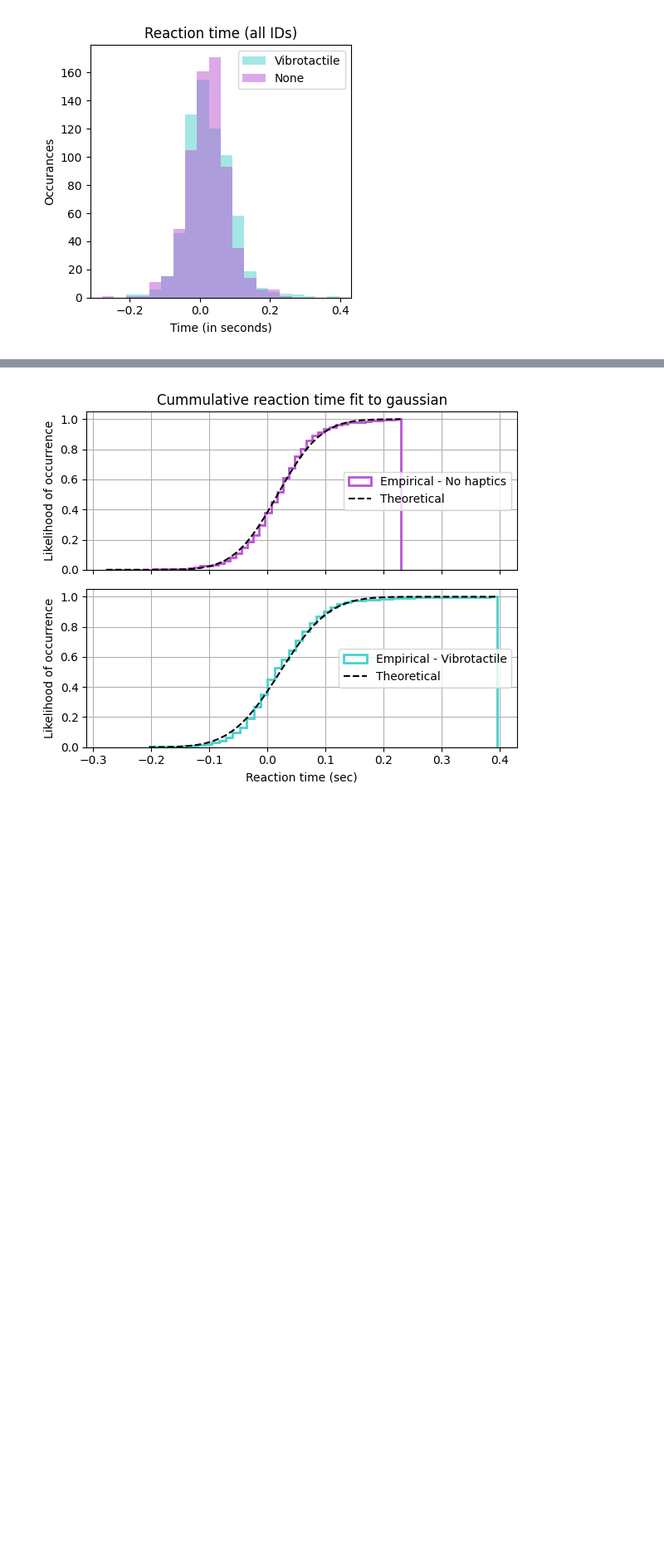
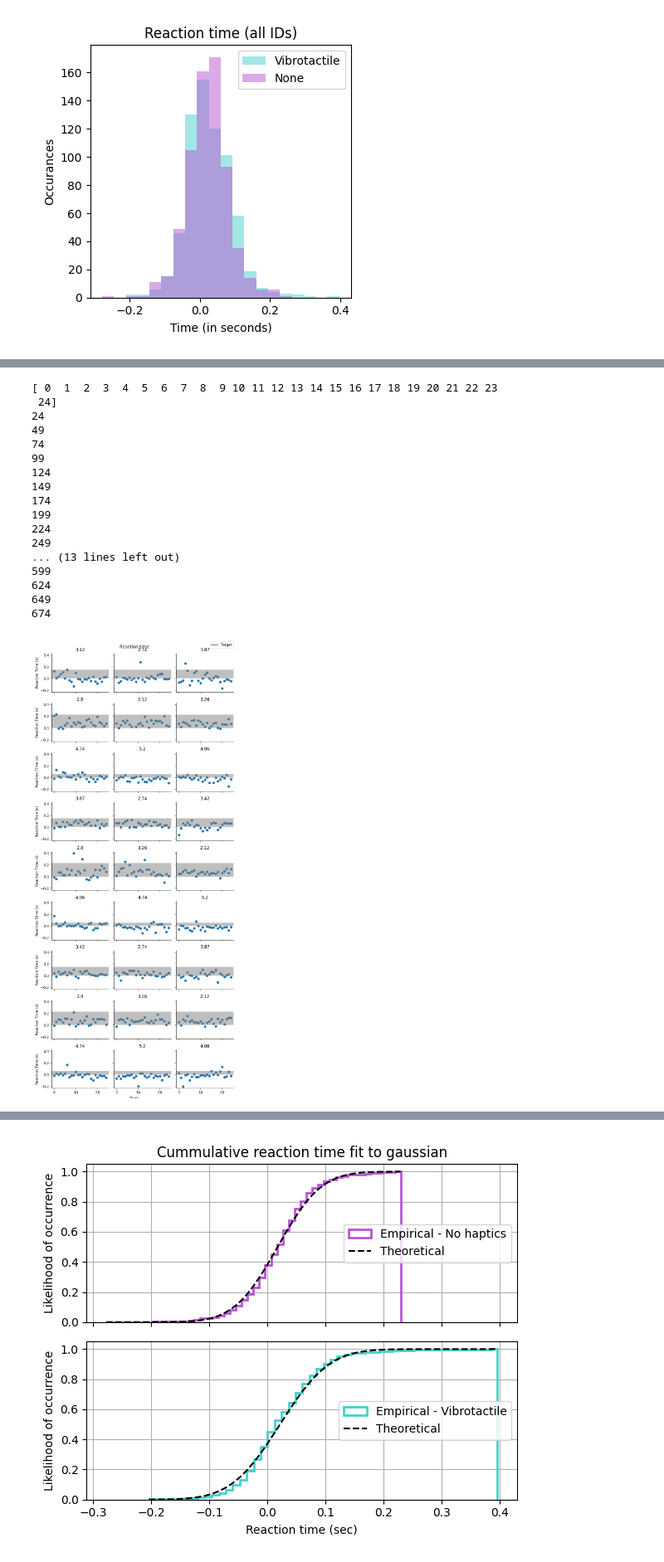
Before and after one commit to nikolechetty/TMSI_LSL, a Jupyter notebook: experiment_files/experiment_1_data_analysis_kriti.ipynb, the cells around one changed output, grey strips where cells are left out. Shown at 83% size. Drawn from its saved outputs; the diff is of its cells as text; code cells hidden in the pictures; blank space fills up the shorter version.

```diff
--- a/experiment_files/experiment_1_data_analysis_kriti.ipynb
+++ b/experiment_files/experiment_1_data_analysis_kriti.ipynb
@@ -821,0 +827,51 @@ plt.show()
+# %%
+fig, ax = plt.subplots(9, 3, figsize=(8, 18), sharex=True, sharey=True)
+ax = ax.flatten()
+x_range = np.arange(gui_reps_haptics)
+print(x_range)
+# ID_ordered = np.sort(ID_haptics)
+for idx, the_ID in enumerate(ID_haptics):
+    # print(idx)
+    target_size = gui_combos_haptics[idx,0]
+    print((idx+1)*gui_reps_haptics-1)
+    scatter1 = threshold_distance_timestamp_haptics[idx*gui_reps_haptics:(idx+1)*gui_reps_haptics]
+    # print(scatter1)
+    ax[idx].scatter(x_range, scatter1)
+
+
+    ax[idx].spines['top'].set_visible(False)
+    ax[idx].spines['right'].set_visible(False)
+    ax[idx].axhspan(0, target_size/1000, alpha=0.5, color='grey', label='Target', lw=0)
+    ax[idx].set_title(round(the_ID, 2))
+    if idx % 3 == 0:
+        ax[idx].set_ylabel('Reaction Time (s)')
+
+handles, labels = ax[8].get_legend_handles_labels()
+unique = [(h, l) for i, (h, l) in enumerate(zip(handles, labels)) if l not in labels[:i]]
+fig.legend(*zip(*unique), loc='upper right', bbox_to_anchor=(0.99, 0.99))
+
+plt.suptitle('Reaction time')
+fig.text(0.5, 0.0, 'Trials', ha='center', va='center')
+plt.tight_layout()
+
+# plt.savefig('reaction_time_ID_kriti.png', dpi=500, bbox_inches="tight")
+plt.show()
+# %% [output]
+[ 0  1  2  3  4  5  6  7  8  9 10 11 12 13 14 15 16 17 18 19 20 21 22 23
+ 24]
+24
+49
+74
+99
+124
+149
+174
+199
+224
+249
+... (13 lines left out)
+599
+624
+649
+674
+[figure, added]
```
Also changed, not shown: parts of 29 cells of this notebook, 6 other files.
